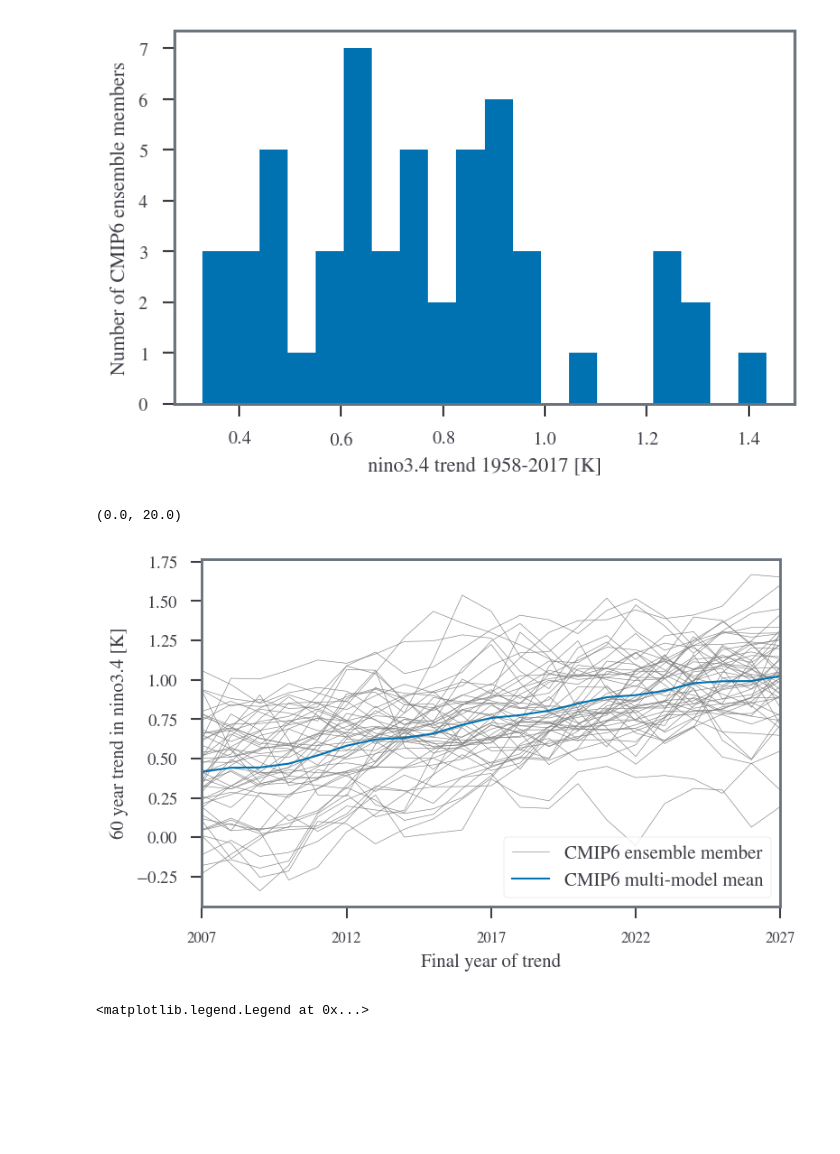
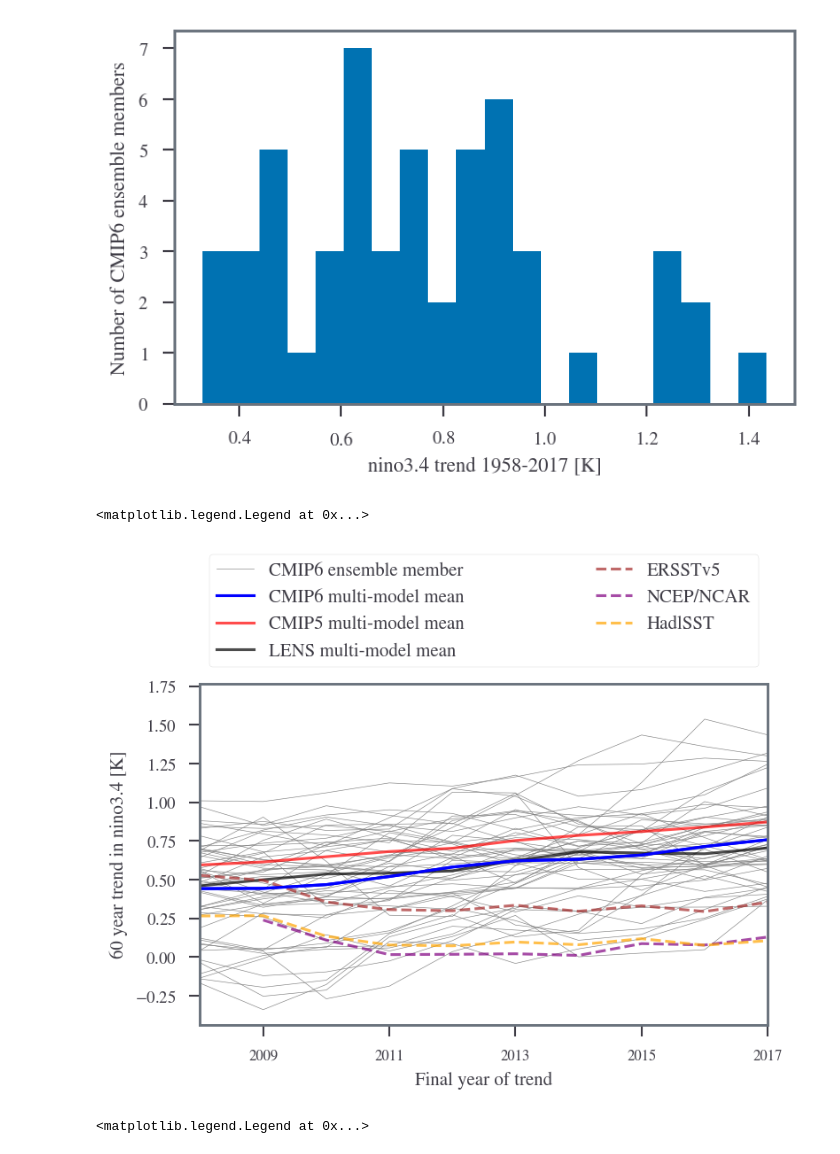
Before and after one commit to sdat2/seager19, a Jupyter notebook: notebooks/exploratory/cmip6-ensemble.ipynb, the cells around one changed output. Saved outputs shown, nothing was run; the diff lists cells and outputs as text; code cells hidden in the pictures; blank space fills up the shorter version.

Commit message:
fix: made graph more readble

```diff
--- a/notebooks/exploratory/cmip6-ensemble.ipynb
+++ b/notebooks/exploratory/cmip6-ensemble.ipynb
@@ -76,29 +76,90 @@ tot num 53
 [figure]
 # %%
 fig, ax = plt.subplots(1)
+
 first = True
 for mem in tr_da.member.values:
     if first:
         plt.plot(tr_da.sel(member=mem).values, linewidth=0.3, color="grey", label="CMIP6 ensemble member")
         first = False
     else:
         plt.plot(tr_da.sel(member=mem).values, linewidth=0.3, color="grey")
 
 
-plt.plot(tr_da.mean("member").values, linewidth=1, label="CMIP6 multi-model mean")
-plt.legend()
+plt.plot(tr_da.mean("member").values, linewidth=1.5, label="CMIP6 multi-model mean", color="blue")
+
+alpha = 0.7
+linewidth = 1.5
+linestr = "--"
+
+plt.plot(
+    CMIP5_MMM[:, 1] - 2007,
+    CMIP5_MMM[:, 0],
+    # linestr,
+    color="red",
+    label="CMIP5 multi-model mean",
+    alpha=alpha,
+    linewidth=linewidth,
+)
+plt.plot(
+    LENS_MMM[:, 1]-2007,
+    LENS_MMM[:, 0],
+    # linestr,
+    color="black",
+    label="LENS multi-model mean",
+    alpha=alpha,
+    linewidth=linewidth,
+)
+
+plt.plot(
+    ERSSTv5[:, 1] - 2007,
+    ERSSTv5[:, 0],
+    linestr,
+    color="brown",
+    label="ERSSTv5",
+    alpha=alpha,
+    linewidth=linewidth,
+)
+plt.plot(
+    NCEP_NCAR[:, 1] - 2007,
+    NCEP_NCAR[:, 0],
+    linestr,
+    color="purple",
+    label="NCEP/NCAR",
+    linewidth=linewidth,
+    alpha=alpha,
+)
+plt.plot(
+    HadlSST[:, 1]-2007,
+    HadlSST[:, 0],
+    linestr,
+    color="orange",
+    label="HadlSST",
+    alpha=alpha,
+    linewidth=linewidth,
+)
+
+plt.plot(tr_da.mean("member").values, linewidth=1.5, color="blue")
+# plt.legend()
 labels =[str(x) for x in tr_da.fin.values]
 locs = list(range(len(labels)))
-locs = list(range(0, len(labels), 5))
+locs = list(range(0, len(labels), 2))
 labels = [labels[x] for x in locs]
 ax.set_xticks(np.asarray(locs))
 ax.set_xticklabels(np.asarray(labels), fontsize=8) #, rotation=90)
 plt.ylabel("60 year trend in nino3.4 [K]")
 plt.xlabel("Final year of trend")
-plt.xlim(0, 20)
+plt.xlim(1, 10)
+
+plt.legend(
+    bbox_to_anchor=(-0, 1.02, 1, 0.102),
+    loc="lower left",
+    mode="expand",
+    ncol=2,
+)
 # %% [output]
-(0.0, 20.0)
+<matplotlib.legend.Legend at 0x...>
-[figure, old version]
+[figure, new version]
 # %%
 alpha = 0.8
 plt.scatter(
```
Also changed, not shown: parts of 1 cell of this notebook.
